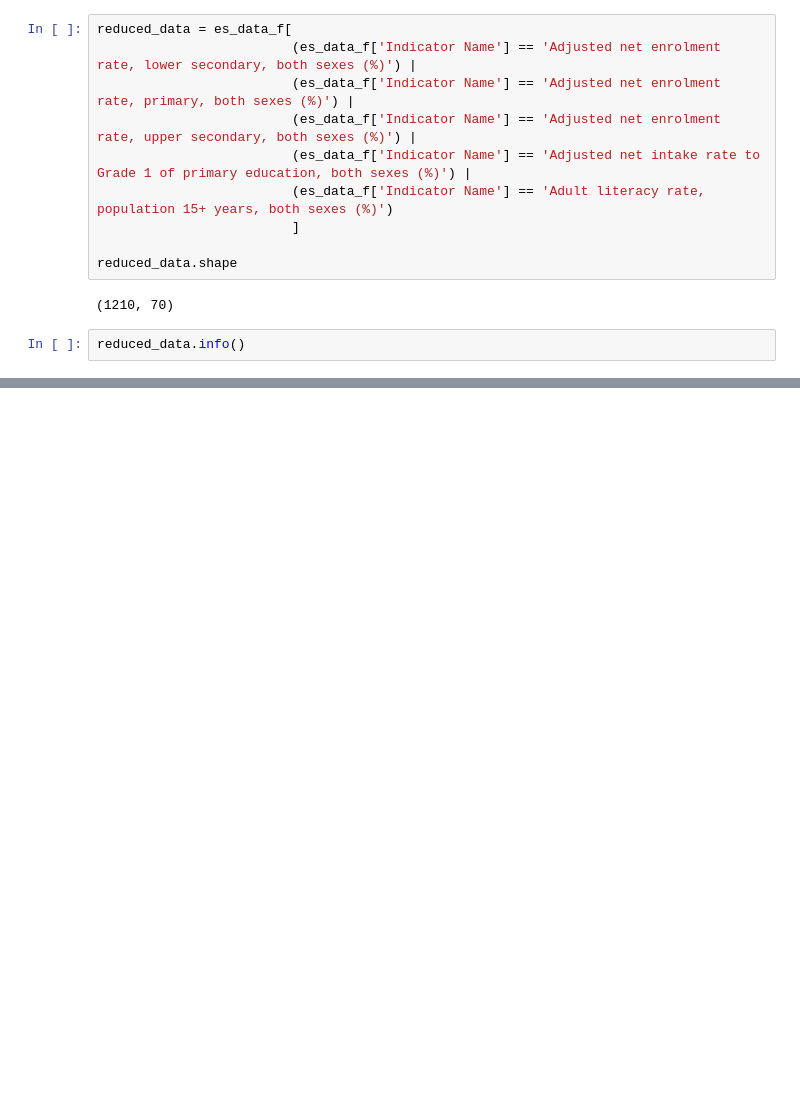
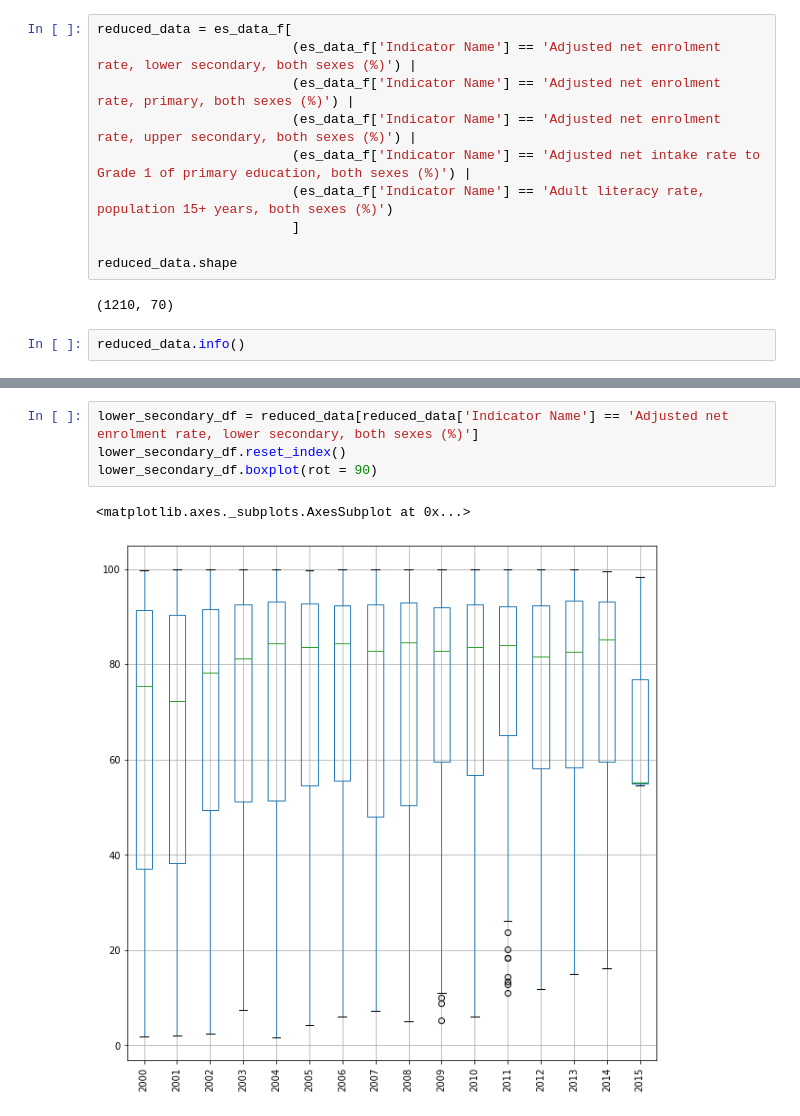
Before and after one commit to estoymukundjha/Global-education-analysis, a Jupyter notebook: World_Bank_Global_Education_Analysis.ipynb, the cells around one changed output, grey strips where cells are left out. Saved outputs shown, nothing was run; the diff lists cells and outputs as text; blank space fills up the shorter version.

```diff
--- a/World_Bank_Global_Education_Analysis.ipynb
+++ b/World_Bank_Global_Education_Analysis.ipynb
@@ -256,0 +242,7 @@ g = sns.factorplot(x="X_Axis", y="vals", hue='cols', data=df)
+# %%
+lower_secondary_df = reduced_data[reduced_data['Indicator Name'] == 'Adjusted net enrolment rate, lower secondary, both sexes (%)']
+lower_secondary_df.reset_index()
+lower_secondary_df.boxplot(rot = 90)
+# %% [output]
+<matplotlib.axes._subplots.AxesSubplot at 0x...>
+[figure, added]
```
Also changed, not shown: parts of 7 cells of this notebook.
